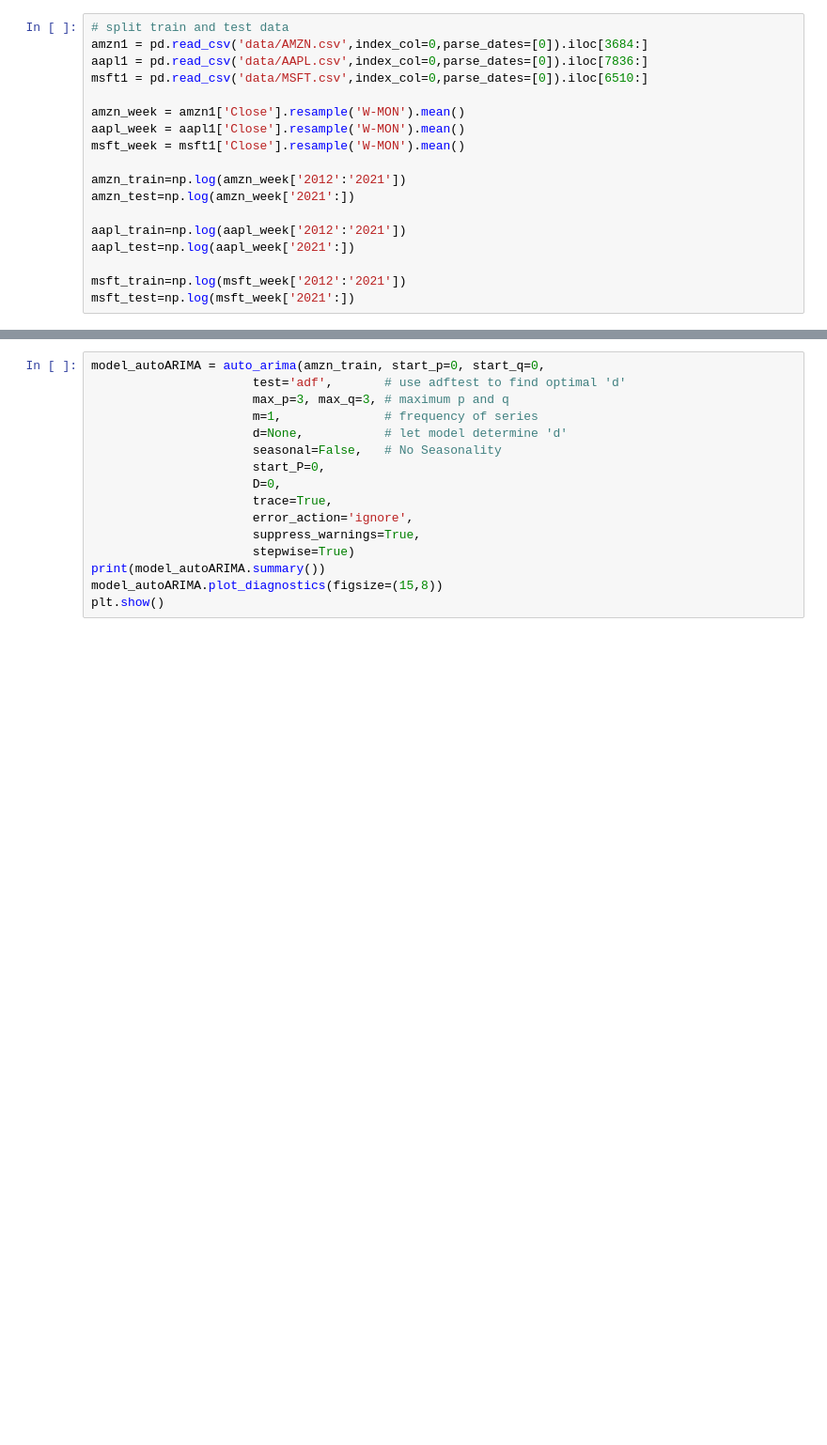
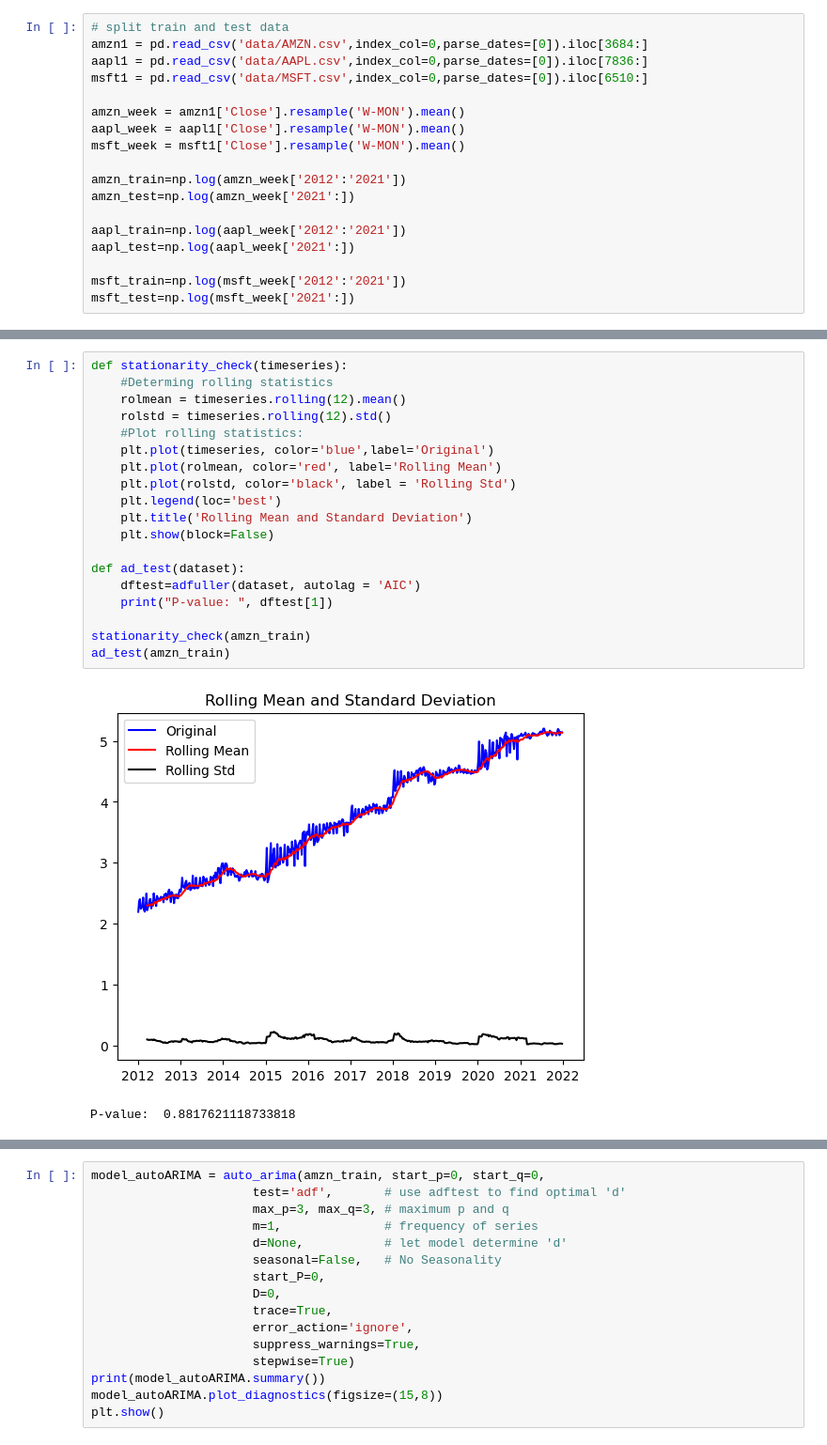
Before and after one commit to eahn01/Stock-Market-Analysis-ahn-liu-econ323, a Jupyter notebook: analysis.ipynb, the cells around one changed output, grey strips where cells are left out. Shown at 94% size. Cells and saved outputs as stored; diff of their text form; blank space fills up the shorter version.

```diff
--- a/analysis.ipynb
+++ b/analysis.ipynb
@@ -410,0 +427,22 @@ plt.show()
+# %%
+def stationarity_check(timeseries):
+    #Determing rolling statistics
+    rolmean = timeseries.rolling(12).mean()
+    rolstd = timeseries.rolling(12).std()
+    #Plot rolling statistics:
+    plt.plot(timeseries, color='blue',label='Original')
+    plt.plot(rolmean, color='red', label='Rolling Mean')
+    plt.plot(rolstd, color='black', label = 'Rolling Std')
+    plt.legend(loc='best')
+    plt.title('Rolling Mean and Standard Deviation')
+    plt.show(block=False)
+
+def ad_test(dataset):
+    dftest=adfuller(dataset, autolag = 'AIC')
+    print("P-value: ", dftest[1])
+
+stationarity_check(amzn_train)
+ad_test(amzn_train)
+# %% [output]
+[figure, added]
+P-value:  0.8817621118733818
```
Also changed, not shown: parts of 42 cells of this notebook.
